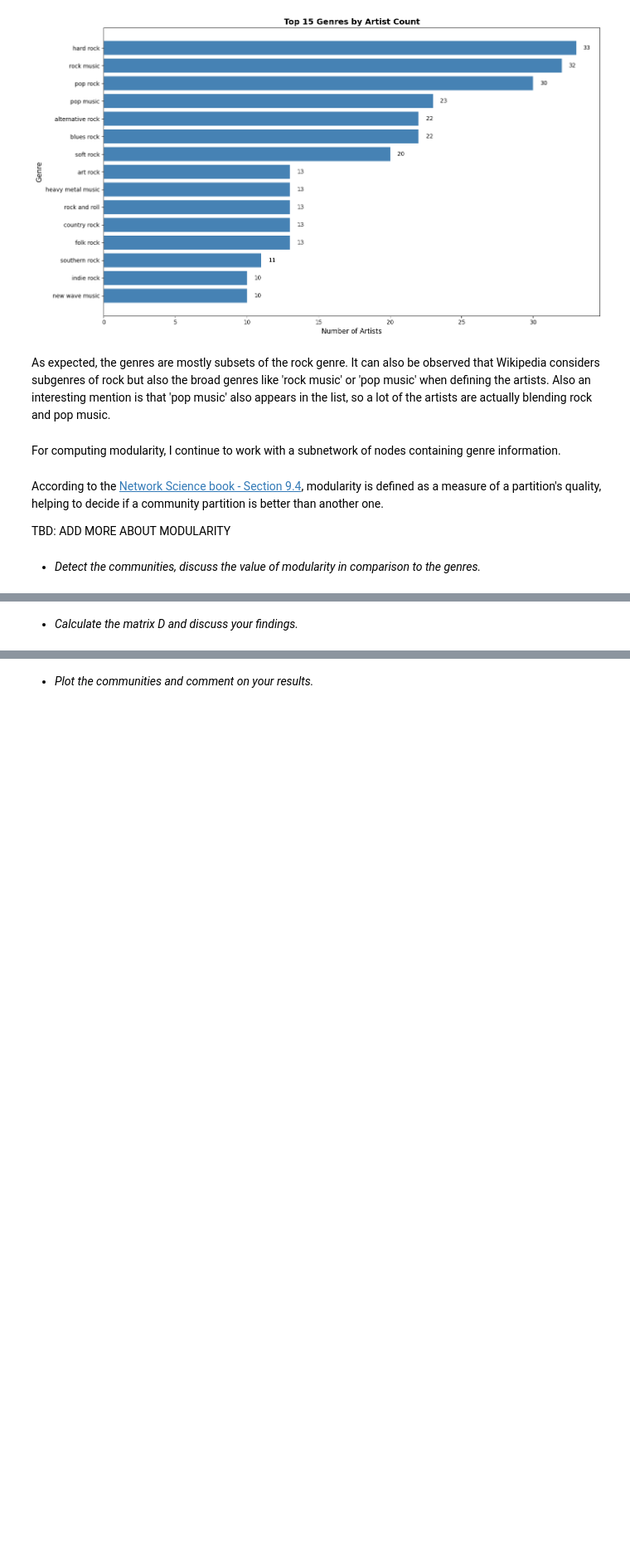
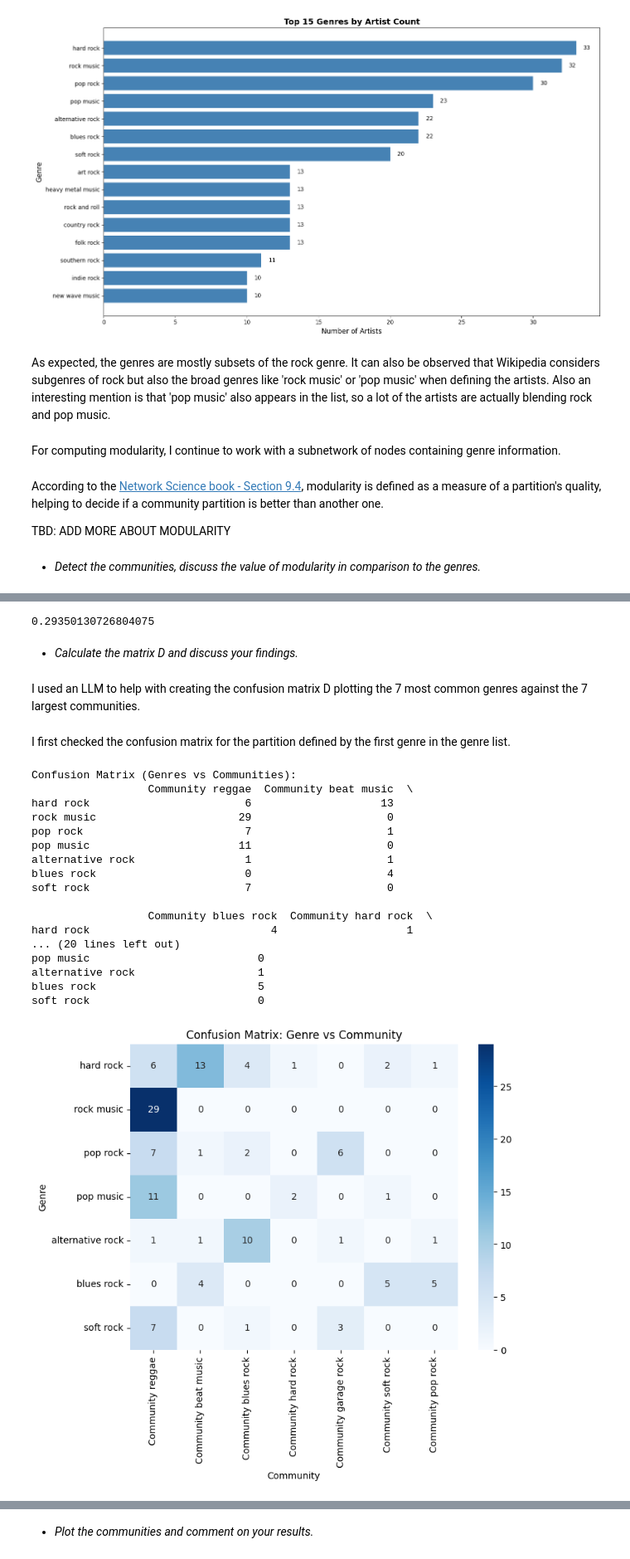
Before and after one commit to denisababeii/socialgraphs_assignment2, a Jupyter notebook: denisa.ipynb, the cells around one changed output, grey strips where cells are left out. Shown at 83% size. Cells and saved outputs as stored; diff of their text form; code cells hidden in the pictures; blank space fills up the shorter version.

```diff
--- a/denisa.ipynb
+++ b/denisa.ipynb
@@ -31,3 +33,5 @@ except Exception as e:
+# %%
+network = network.to_undirected()
 # %% [markdown]
 With the help of an LLM, I defined a function to extract the genre information from each page.
 # %%
@@ -250,0 +257,23 @@ TBD: ADD MORE ABOUT MODULARITY
+# %%
+# Create a partition based on the first genre in the node's list of genres
+def create_first_genre_partition(G):
+    labels = {}
+
+    for node in G.nodes():
+        genres = G.nodes[node]['genres']
+        if genres:
+            labels[node] = genres[0]
+
+    # Create communities based on the assigned genres
+    communities = defaultdict(list)
+    for node, community in labels.items():
+        communities[community].append(node)
+    return communities
+
+
+first_partition = create_first_genre_partition(subnetwork)
+for key, members in first_partition.items():
+    print(f"{key} ({len(members)} members):")
+    for m in members:
+        print(f"  - {m}")
+    print()
@@ -251,2 +415,8 @@ TBD: ADD MORE ABOUT MODULARITY
+# %%
+print(calculate_modularity(subnetwork, louvain_dict))
+# %% [output]
+0.29350130726804075
 # %% [markdown]
 * *Calculate the matrix D and discuss your findings.*
+# %% [markdown]
+I used an LLM to help with creating the confusion matrix D plotting the 7 most common genres against the 7 largest communities.
@@ -252,0 +476,23 @@ TBD: ADD MORE ABOUT MODULARITY
+# %% [markdown]
+I first checked the confusion matrix for the partition defined by the first genre in the genre list.
+# %%
+create_D_matrix(first_partition)
+# %% [output]
+Confusion Matrix (Genres vs Communities):
+                  Community reggae  Community beat music  \
+hard rock                        6                    13
+rock music                      29                     0
+pop rock                         7                     1
+pop music                       11                     0
+alternative rock                 1                     1
+blues rock                       0                     4
+soft rock                        7                     0
+
+                  Community blues rock  Community hard rock  \
+hard rock                            4                    1
+... (20 lines left out)
+pop music                          0
+alternative rock                   1
+blues rock                         5
+soft rock                          0
+[figure, added]
```
Also changed, not shown: parts of 31 cells of this notebook, 1 other file.
